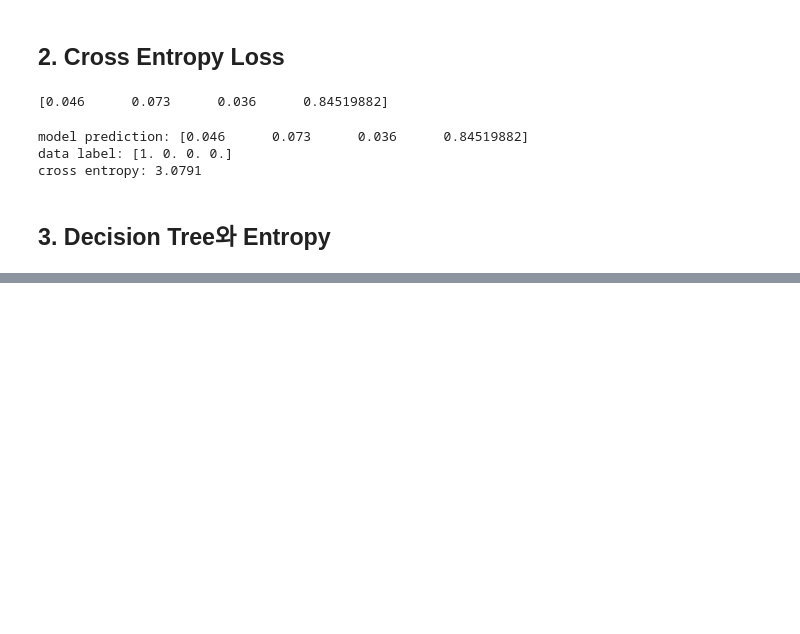
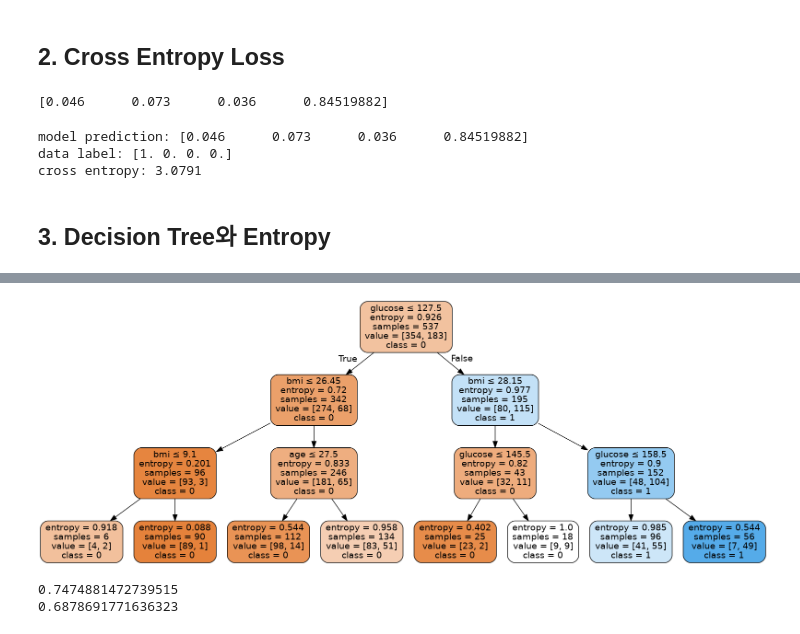
Before and after one commit to woongcheol/AIFFEL-PROJECT, a Jupyter notebook: AIFFEL-EXPLORE/fundamental/F32/F32_Information_Theory.ipynb, the cells around one changed output, grey strips where cells are left out. Saved outputs shown, nothing was run; the diff lists cells and outputs as text; code cells hidden in the pictures; blank space fills up the shorter version.

```diff
--- a/AIFFEL-EXPLORE/fundamental/F32/F32_Information_Theory.ipynb
+++ b/AIFFEL-EXPLORE/fundamental/F32/F32_Information_Theory.ipynb
@@ -72,0 +80,8 @@ cross entropy: 3.0791
+# %%
+import os
+csv_path = os.getenv('HOME')+'/aiffel/information_theory/diabetes.csv'
+
+col_names = ['pregnant', 'glucose', 'bp', 'skin', 'insulin', 'bmi', 'pedigree', 'age', 'label']
+# load dataset
+df = pd.read_csv(csv_path, header=0, names=col_names)
+df.head()
@@ -72,0 +163,23 @@ cross entropy: 3.0791
+# %%
+dot_data = StringIO()
+export_graphviz(clf,
+                out_file=dot_data,
+                filled=True,
+                rounded=True,
+                special_characters=True,
+                feature_names = feature_cols,
+                class_names=['0','1'])
+graph = pydotplus.graph_from_dot_data(dot_data.getvalue())
+graph.write_png('diabetes2.png')
+Image(graph.create_png(), retina=True)
+# %% [output]
+[figure, added]
+# %%
+# 정보이득이 되지 않고 남은 Impurity  총량 측정
+ccp_path1 = clf.cost_complexity_pruning_path(X_train,y_train)
+ccp_path2 = clf.cost_complexity_pruning_path(X_test,y_test)
+print(np.mean(ccp_path1.impurities))
+print(np.mean(ccp_path2.impurities))
+# %% [output]
+0.7474881472739515
+0.6878691771636323
```
Also changed, not shown: parts of 7 cells of this notebook.
